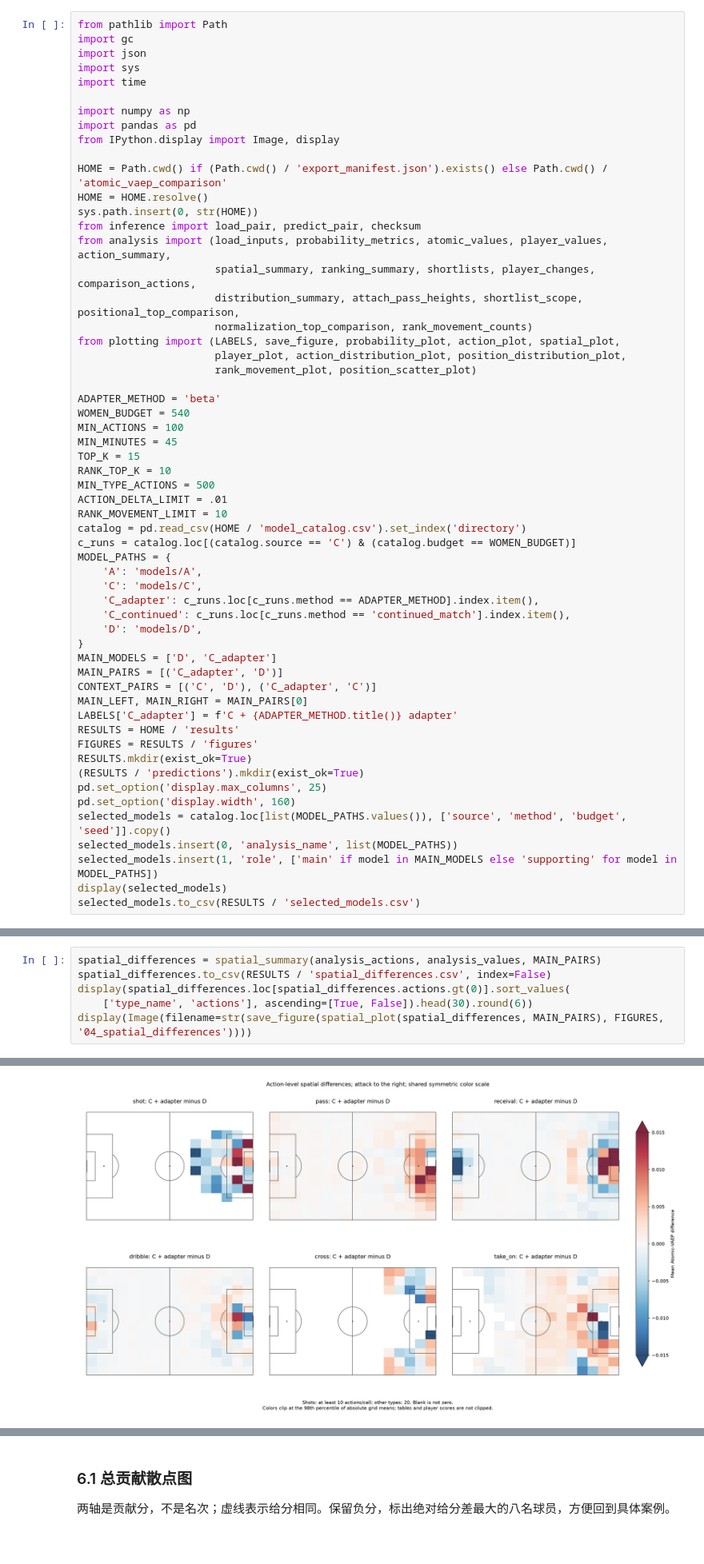
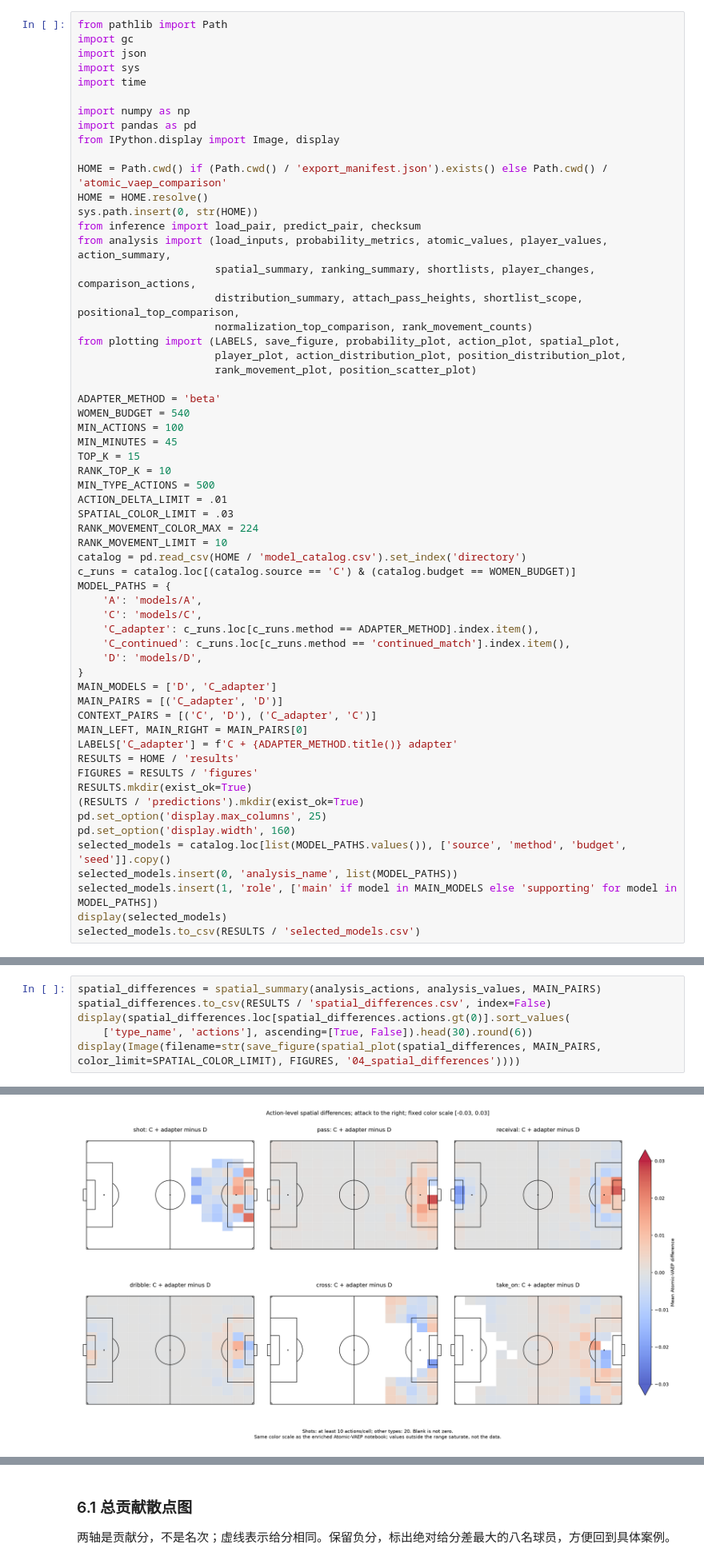
Before and after one commit to VictorYu379/womens-football-metrics-analysis, a Jupyter notebook: atomic_vaep_comparison/01_compare_atomic_vaep.ipynb, the cells around one changed output, grey strips where cells are left out. Shown at 80% size. Cells and saved outputs as stored; diff of their text form.

Commit message:
Align Atomic VAEP heatmap styles and scales

```diff
--- a/atomic_vaep_comparison/01_compare_atomic_vaep.ipynb
+++ b/atomic_vaep_comparison/01_compare_atomic_vaep.ipynb
@@ -44,6 +46,8 @@ TOP_K = 15
 RANK_TOP_K = 10
 MIN_TYPE_ACTIONS = 500
 ACTION_DELTA_LIMIT = .01
+SPATIAL_COLOR_LIMIT = .03
+RANK_MOVEMENT_COLOR_MAX = 224
 RANK_MOVEMENT_LIMIT = 10
 catalog = pd.read_csv(HOME / 'model_catalog.csv').set_index('directory')
 c_runs = catalog.loc[(catalog.source == 'C') & (catalog.budget == WOMEN_BUDGET)]
@@ -389,28 +393,28 @@ display(Image(filename=str(save_figure(action_distribution_plot(
 # %%
 spatial_differences = spatial_summary(analysis_actions, analysis_values, MAIN_PAIRS)
 spatial_differences.to_csv(RESULTS / 'spatial_differences.csv', index=False)
 display(spatial_differences.loc[spatial_differences.actions.gt(0)].sort_values(
     ['type_name', 'actions'], ascending=[True, False]).head(30).round(6))
-display(Image(filename=str(save_figure(spatial_plot(spatial_differences, MAIN_PAIRS), FIGURES, '04_spatial_differences'))))
+display(Image(filename=str(save_figure(spatial_plot(spatial_differences, MAIN_PAIRS, color_limit=SPATIAL_COLOR_LIMIT), FIGURES, '04_spatial_differences'))))
 # %% [output]
 |  | type_name | row | column | actions | total_delta | mean_delta | median_delta | left_mean | right_mean | ... |
 | 831 | cross | 3 | 15 | 339 | 1.690305 | 0.004986 | 0.005509 | 0.020258 | 0.015272 | ... |
 | 911 | cross | 8 | 15 | 307 | 2.473692 | 0.008058 | 0.004257 | 0.014741 | 0.006683 | ... |
 | 798 | cross | 1 | 14 | 292 | -0.494197 | -0.001692 | -0.002515 | 0.013438 | 0.015131 | ... |
 | 815 | cross | 2 | 15 | 247 | 0.873012 | 0.003534 | 0.002055 | 0.011137 | 0.007602 | ... |
 | 799 | cross | 1 | 15 | 240 | 1.045797 | 0.004357 | 0.003697 | 0.013813 | 0.009455 | ... |
 | 942 | cross | 10 | 14 | 233 | -1.115785 | -0.004789 | -0.003817 | 0.014035 | 0.018824 | ... |
 | 926 | cross | 9 | 14 | 227 | -0.919376 | -0.004050 | -0.002855 | 0.017111 | 0.021161 | ... |
 | 797 | cross | 1 | 13 | 211 | -1.387630 | -0.006576 | -0.005555 | 0.013666 | 0.020242 | ... |
 | 814 | cross | 2 | 14 | 209 | 0.279478 | 0.001337 | 0.001416 | 0.016832 | 0.015495 | ... |
 | 943 | cross | 10 | 15 | 185 | 0.107347 | 0.000580 | -0.000119 | 0.009135 | 0.008555 | ... |
 | ... | ... | ... | ... | ... | ... | ... | ... | ... | ... | ... |
 | 910 | cross | 8 | 14 | 74 | -0.912694 | -0.012334 | -0.004015 | 0.013814 | 0.026148 | ... |
 | 925 | cross | 9 | 13 | 69 | -0.764082 | -0.011074 | -0.007694 | 0.017417 | 0.028490 | ... |
 | 959 | cross | 11 | 15 | 62 | -0.037236 | -0.000601 | 0.001420 | 0.010850 | 0.011450 | ... |
 | 779 | cross | 0 | 11 | 60 | 0.304590 | 0.005077 | 0.005641 | 0.010827 | 0.005751 | ... |
 | 939 | cross | 10 | 11 | 59 | 0.243128 | 0.004121 | 0.004741 | 0.013142 | 0.009021 | ... |
-[figure, old version]
+[figure, new version]
 # %% [markdown]
 ## 6. 球员总贡献：先确定唯一的分析群体
 累加同一球员的全部测试动作，包括失败、零值和负值，再按 player_id 连接位置与完整测试出场时间。保留非门将、至少 100 个动作、至少 45 分钟的球员。此后总分、每90分钟、位置分析、Top 15 都用这个群体，不再换筛选标准。
```
Also changed, not shown: parts of 3 cells of this notebook, 6 other files.
